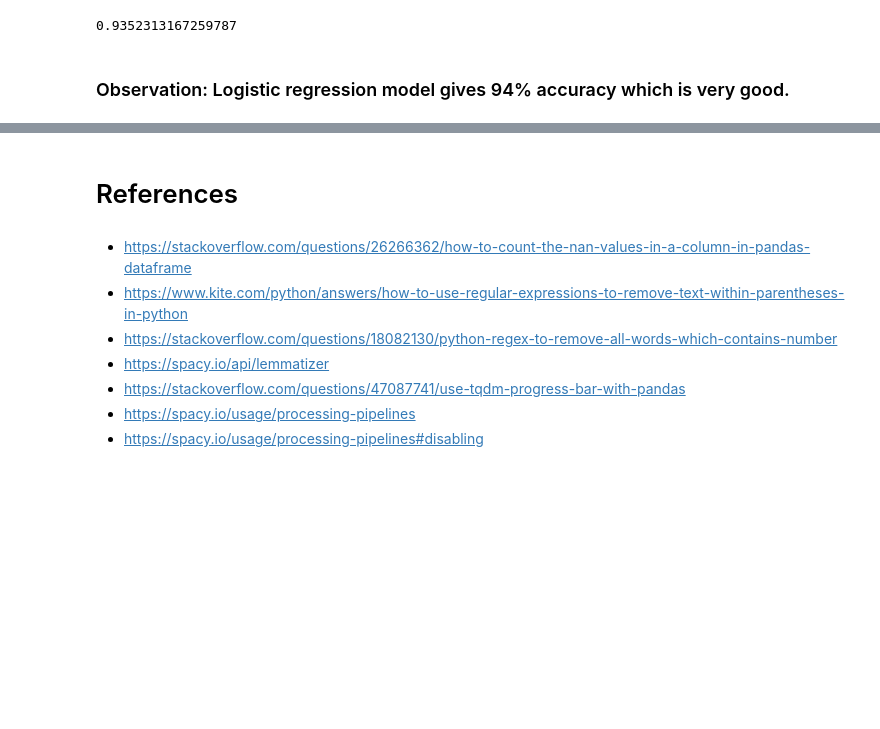
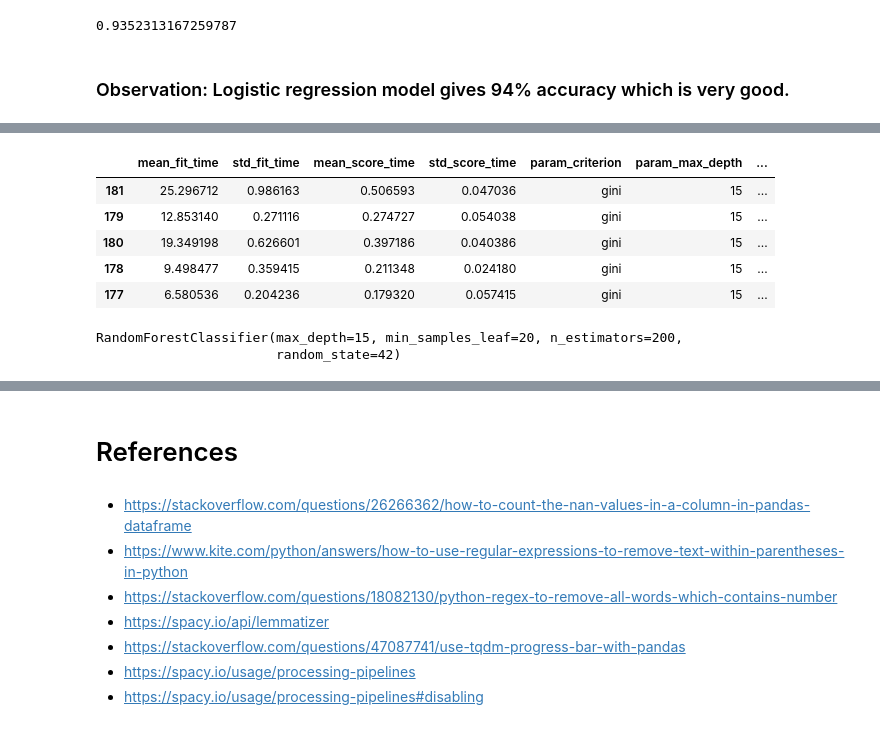
Before and after one commit to ayushxx7/TicketClassification, a Jupyter notebook: Automatic_Ticket_Classification_Assignment.ipynb, the cells around one changed output, grey strips where cells are left out. Cells and saved outputs as stored; diff of their text form; code cells hidden in the pictures; blank space fills up the shorter version.

```diff
--- a/Automatic_Ticket_Classification_Assignment.ipynb
+++ b/Automatic_Ticket_Classification_Assignment.ipynb
@@ -1018,0 +1169,14 @@ accuracy_score(y_test, y_test_pred)
+# %%
+score_df.nlargest(5,"mean_test_score")
+# %% [output]
+|  | mean_fit_time | std_fit_time | mean_score_time | std_score_time | param_criterion | param_max_depth | ... |
+| 181 | 25.296712 | 0.986163 | 0.506593 | 0.047036 | gini | 15 | ... |
+| 179 | 12.853140 | 0.271116 | 0.274727 | 0.054038 | gini | 15 | ... |
+| 180 | 19.349198 | 0.626601 | 0.397186 | 0.040386 | gini | 15 | ... |
+| 178 | 9.498477 | 0.359415 | 0.211348 | 0.024180 | gini | 15 | ... |
+| 177 | 6.580536 | 0.204236 | 0.179320 | 0.057415 | gini | 15 | ... |
+# %%
+grid_search.best_estimator_
+# %% [output]
+RandomForestClassifier(max_depth=15, min_samples_leaf=20, n_estimators=200,
+                       random_state=42)
```
Also changed, not shown: parts of 41 cells of this notebook.
